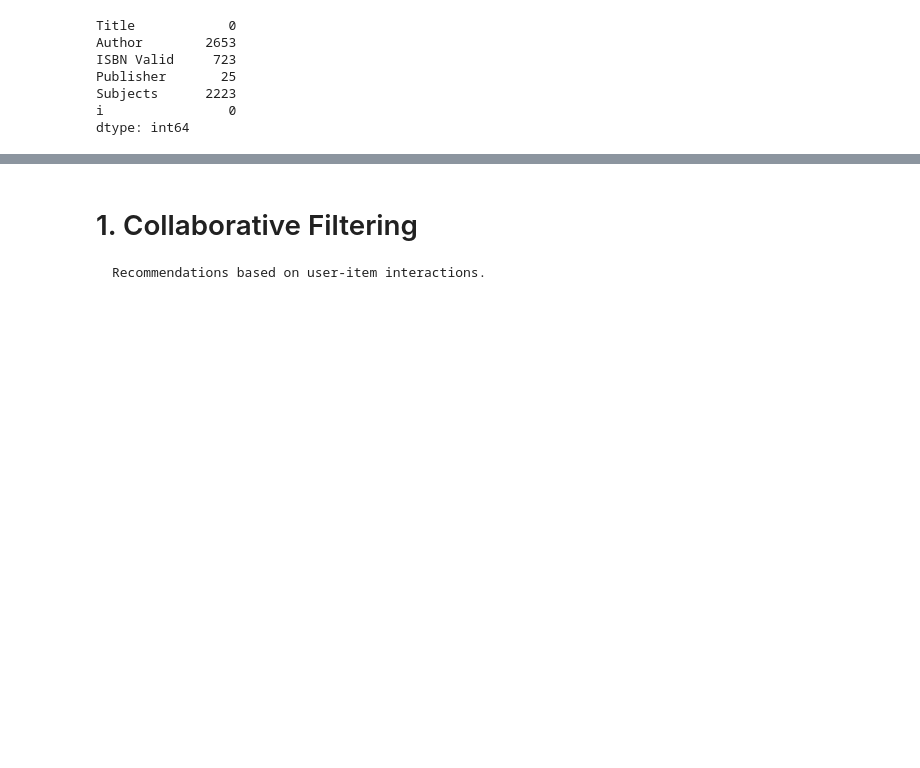
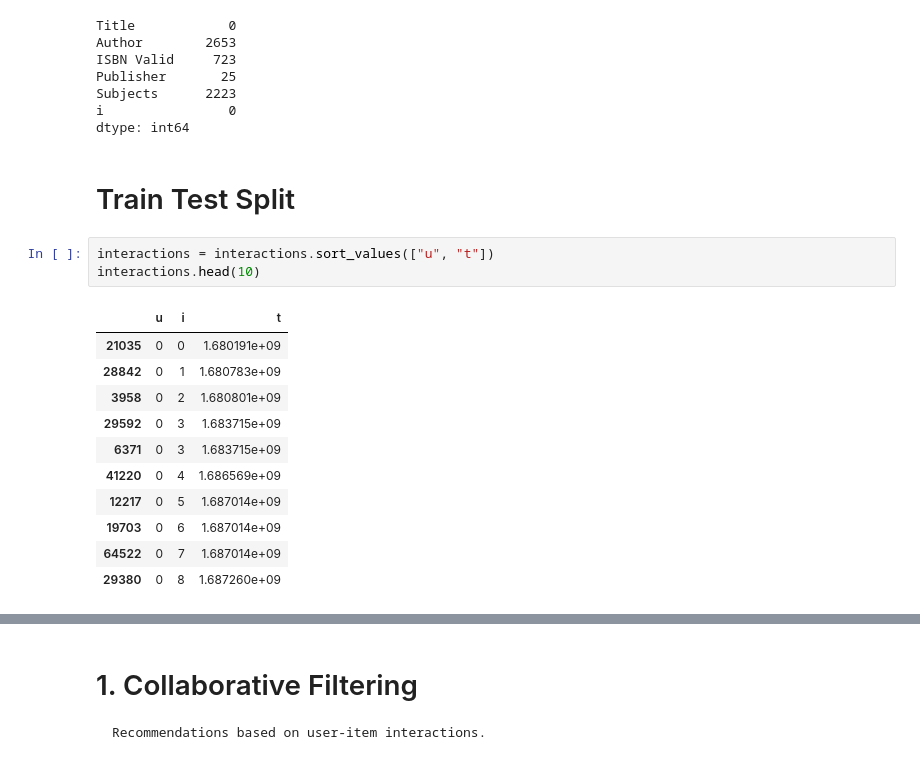
Before and after one commit to gr-oll/EPFL_Apple, a Jupyter notebook: EDA.ipynb, the cells around one changed output, grey strips where cells are left out. Drawn from its saved outputs; the diff is of its cells as text; blank space fills up the shorter version.

```diff
--- a/EDA.ipynb
+++ b/EDA.ipynb
@@ -70,3 +76,20 @@ Publisher       25
 Subjects      2223
 i                0
 dtype: int64
+# %% [markdown]
+# Train Test Split
+# %%
+interactions = interactions.sort_values(["u", "t"])
+interactions.head(10)
+# %% [output]
+|  | u | i | t |
+| 21035 | 0 | 0 | 1.680191e+09 |
+| 28842 | 0 | 1 | 1.680783e+09 |
+| 3958 | 0 | 2 | 1.680801e+09 |
+| 29592 | 0 | 3 | 1.683715e+09 |
+| 6371 | 0 | 3 | 1.683715e+09 |
+| 41220 | 0 | 4 | 1.686569e+09 |
+| 12217 | 0 | 5 | 1.687014e+09 |
+| 19703 | 0 | 6 | 1.687014e+09 |
+| 64522 | 0 | 7 | 1.687014e+09 |
+| 29380 | 0 | 8 | 1.687260e+09 |
```
Also changed, not shown: parts of 11 cells of this notebook, 1 other file.
